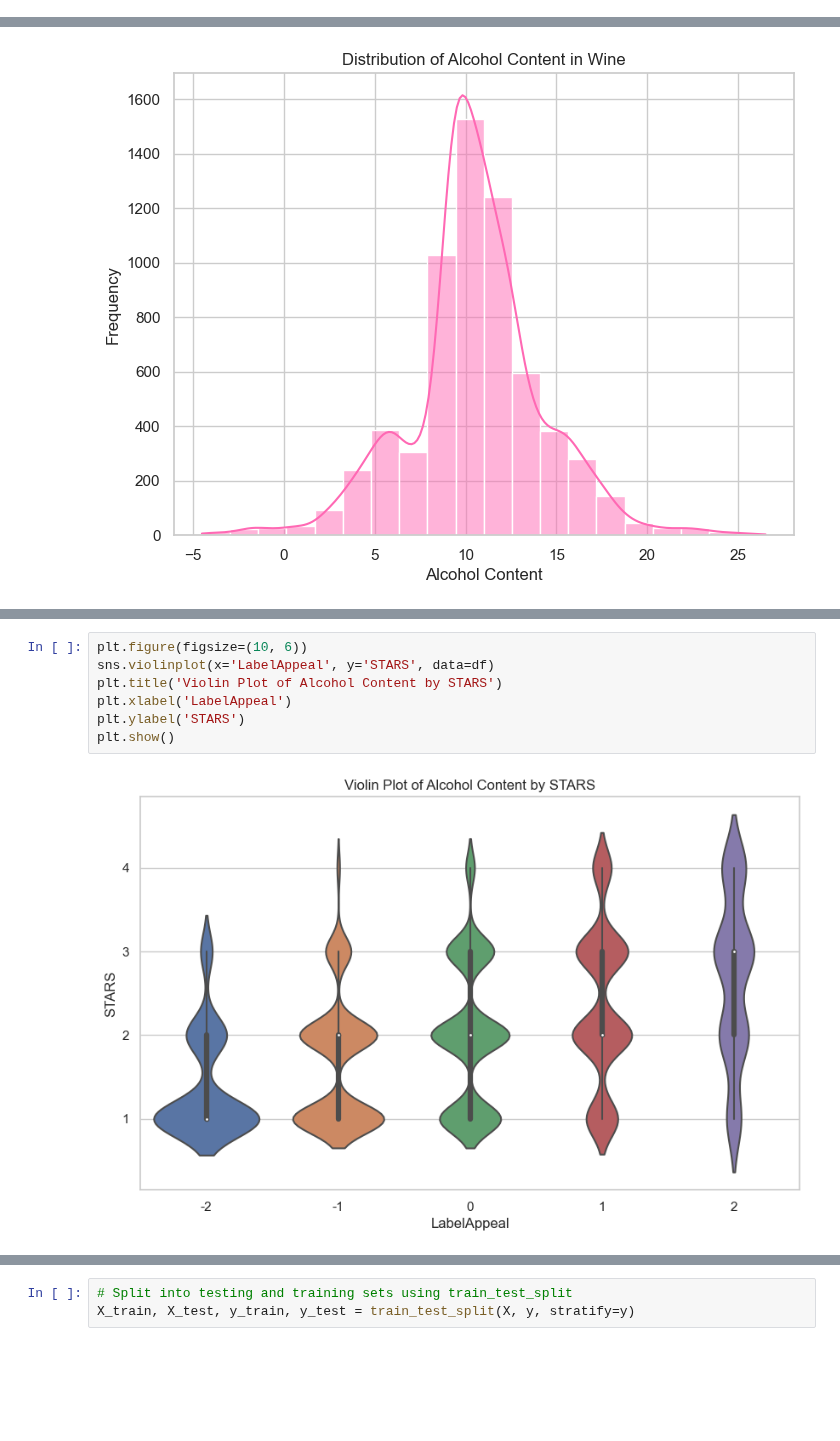
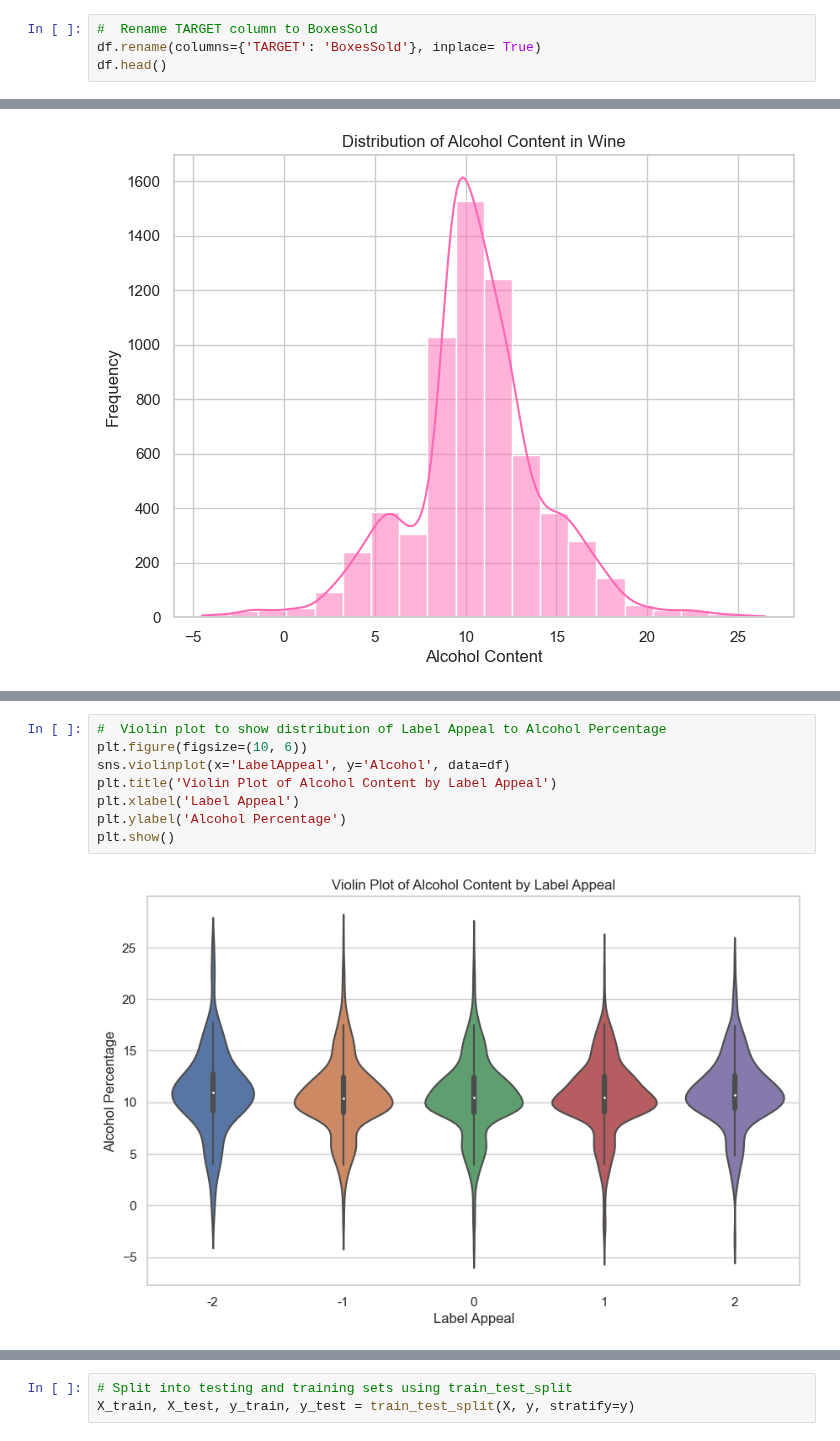
Before and after one commit to symcd2020/Machine-Learning-Project, a Jupyter notebook: WORK_WINE_Lori.ipynb, the cells around one changed output, grey strips where cells are left out. Cells and saved outputs as stored; diff of their text form; blank space fills up the shorter version.

```diff
--- a/WORK_WINE_Lori.ipynb
+++ b/WORK_WINE_Lori.ipynb
@@ -41,0 +23,4 @@ df.corr()
+# %%
+#  Rename TARGET column to BoxesSold
+df.rename(columns={'TARGET': 'BoxesSold'}, inplace= True)
+df.head()
@@ -116,10 +122,11 @@ plt.show()
 # %%
+#  Violin plot to show distribution of Label Appeal to Alcohol Percentage
 plt.figure(figsize=(10, 6))
-sns.violinplot(x='LabelAppeal', y='STARS', data=df)
-plt.title('Violin Plot of Alcohol Content by STARS')
-plt.xlabel('LabelAppeal')
-plt.ylabel('STARS')
+sns.violinplot(x='LabelAppeal', y='Alcohol', data=df)
+plt.title('Violin Plot of Alcohol Content by Label Appeal')
+plt.xlabel('Label Appeal')
+plt.ylabel('Alcohol Percentage')
 plt.show()
 # %% [output]
-[figure, old version]
+[figure, new version]
 # %%
```
Also changed, not shown: parts of 29 cells of this notebook.
